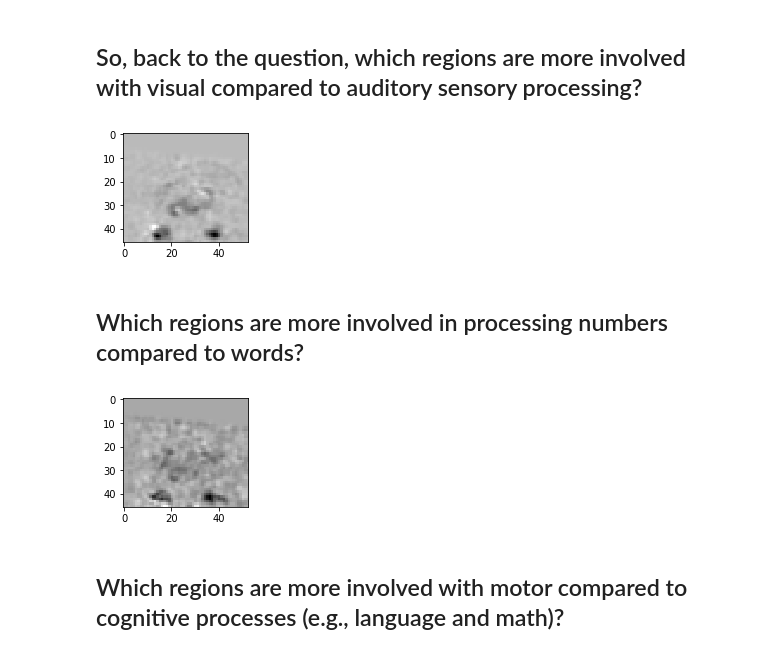
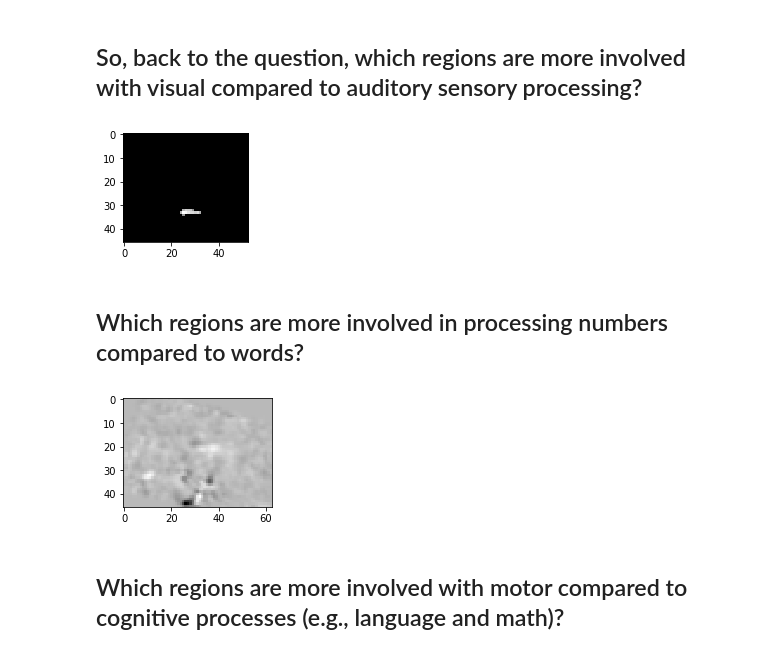
Before and after one commit to sapols/bai-book, a Jupyter notebook: content/labs/lab-glm_3d/index.ipynb, the cells around one changed output. Drawn from its saved outputs; the diff is of its cells as text; code cells hidden in the pictures.

```diff
--- a/content/labs/lab-glm_3d/index.ipynb
+++ b/content/labs/lab-glm_3d/index.ipynb
@@ -455,6 +458,7 @@ class FunctionalData3D:
         if (axis=='x' or axis=='X'):
             imgX = cs[pos,:,:].squeeze()
             plt.imshow(ndimage.rotate(imgX, 90), cmap='gray')
+            #plt.imshow(ndimage.rotate(mask.get_fdata()[pos,:,:], 90), alpha=0.5)
         if (axis=='y' or axis=='Y'):
             imgY = cs[:,pos,:].squeeze()
             plt.imshow(ndimage.rotate(imgY, 90), cmap='gray')
@@ -464,12 +468,22 @@ class FunctionalData3D:
         #plt.imshow(cs[:,2,:].squeeze(), cmap='gray')
 
     @staticmethod
-    def show_contrast_with_threshold(beta_map, contrast, threshold):
+    def show_contrast_with_threshold(beta_map, contrast, axis='x', pos=0, threshold=0.5):
         cs = compute_contrast(beta_map, contrast).squeeze().T
         maximum = cs.max()
         cs[cs < maximum*threshold] = 0
         plt.figure(figsize=(40,2))
-        plt.imshow(cs.squeeze(), cmap='gray')
+
+        if (axis=='x' or axis=='X'):
+            imgX = cs[pos,:,:].squeeze()
+            plt.imshow(ndimage.rotate(imgX, 90), cmap='gray')
+        if (axis=='y' or axis=='Y'):
+            imgY = cs[:,pos,:].squeeze()
+            plt.imshow(ndimage.rotate(imgY, 90), cmap='gray')
+        if (axis=='z' or axis=='Z'):
+            imgZ = cs[:,:,pos].squeeze()
+            plt.imshow(ndimage.rotate(imgZ, 90), cmap='gray')
+
         return cs
 
     @staticmethod
@@ -523,9 +537,10 @@ DesignMatrixUtils.heatmap(design_matrix_localizer_full)
 beta_map_visual_vs_aud = FunctionalData3D.compute_beta_map(data, design_matrix_localizer_full.values)
 # %%
 #FunctionalData3D.plot_beta_map(beta_map_visual_vs_aud, design_matrix_localizer_full)
-FunctionalData3D.show_contrast(beta_map_visual_vs_aud, [1,1,-1,-1,1,1,-1,1,1,-1,0,0,0,0,0,0,0,0,0,0,0,0], axis='y', pos=60)
+# FunctionalData3D.show_contrast(beta_map_visual_vs_aud, [1,1,-1,-1,1,1,-1,1,1,-1,0,0,0,0,0,0,0,0,0,0,0,0], axis='y', pos=50)
+z = FunctionalData3D.show_contrast_with_threshold(beta_map_visual_vs_aud, [1,1,-1,-1,1,1,-1,1,1,-1,0,0,0,0,0,0,0,0,0,0,0,0], axis='y', pos=10, threshold=.1)
 # %% [output]
-[figure, old version]
+[figure, new version]
 # %% [markdown]
 ## Which regions are more involved in processing numbers compared to words?
 # %%
@@ -533,9 +548,9 @@ FunctionalData3D.show_contrast(beta_map_visual_vs_aud, [1,1,-1,-1,1,1,-1,1,1,-1,
 beta_map_nums_vs_words = FunctionalData3D.compute_beta_map(data, design_matrix_localizer_full.values)
 # %%
 #FunctionalData3D.plot_beta_map(beta_map_nums_vs_words, design_matrix_localizer_full)
-FunctionalData3D.show_contrast(beta_map_nums_vs_words, [0,0,0,0,0,0,0,1,-1,-1,0,0,0,0,0,0,0,0,0,0,0,0], axis='y', pos=60) # Assumes "subtraction_visual" is the only number task, "sentence_visual/auditory" are only word tasks
+z = FunctionalData3D.show_contrast(beta_map_nums_vs_words, [0,0,0,0,0,0,0,1,-1,-1,0,0,0,0,0,0,0,0,0,0,0,0], axis='x', pos=30) # Assumes "subtraction_visual" is the only number task, "sentence_visual/auditory" are only word tasks
 # %% [output]
-[figure, old version]
+[figure, new version]
 # %% [markdown]
 ## Which regions are more involved with motor compared to cognitive processes (e.g., language and math)?
 # %%
```
Also changed, not shown: parts of 9 cells of this notebook, 1 other file.
